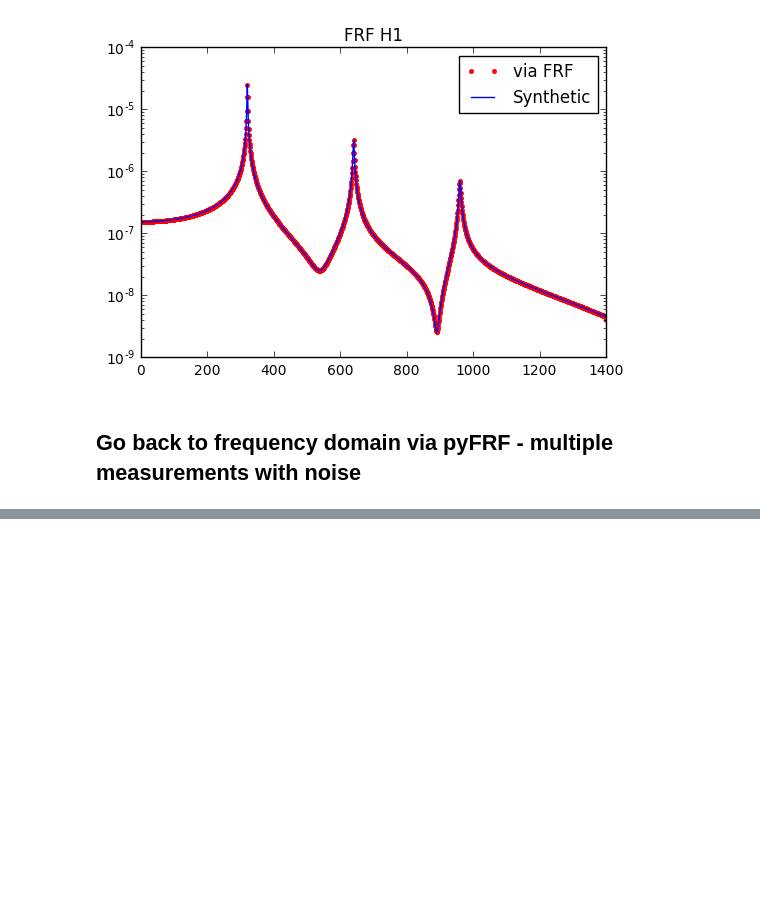
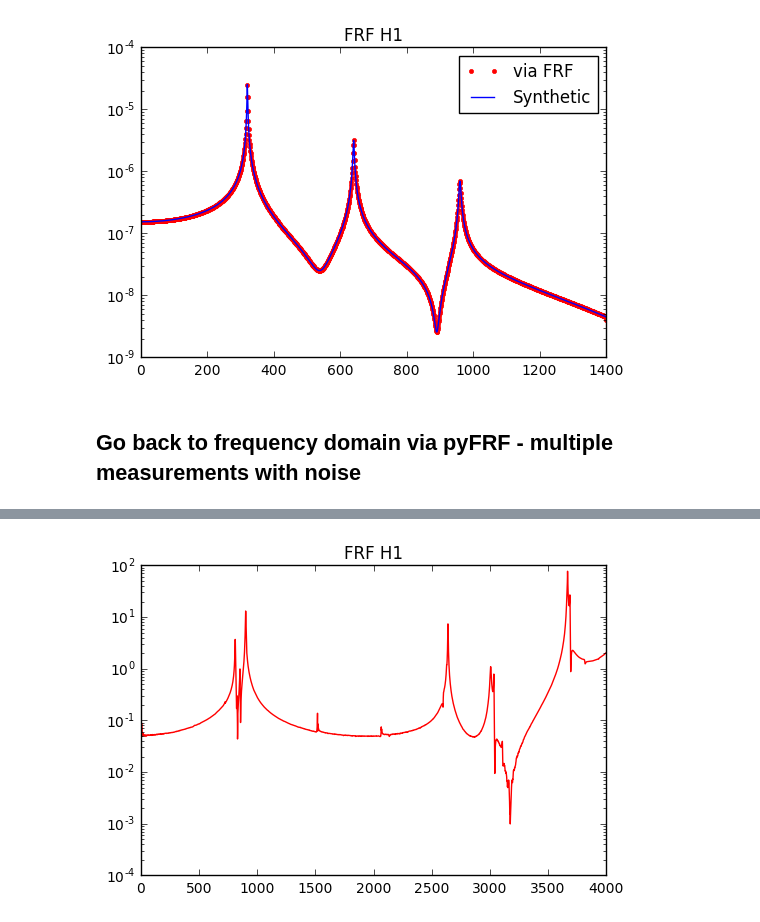
Before and after one commit to ladisk/pyFRF, a Jupyter notebook: Showcase pyFRF.ipynb, the cells around one changed output, grey strips where cells are left out. Drawn from its saved outputs; the diff is of its cells as text; code cells hidden in the pictures; blank space fills up the shorter version.

```diff
--- a/Showcase pyFRF.ipynb
+++ b/Showcase pyFRF.ipynb
@@ -106,0 +134,16 @@ plt.plot(frf.get_f_axis(), frf.get_coherence(), 'r.');
+# %%
+frf_meas = FRF(sampling_freq=1 / (first_meas[0][1] - first_meas[0][0]),
+               fft_len=len(first_meas[0]),
+               exc_window='Force:0.01',
+               resp_window='Exponential:0.01',
+               weighting='Linear',
+               n_averages=len(measurement_files))
+# %%
+plot_up_to = 4000
+for file_name in measurement_files:
+    meas_i = np.load(file_name)
+    frf_meas.add_data(meas_i[1], meas_i[2])
+plt.semilogy(frf_meas.get_f_axis()[:plot_up_to], np.abs(frf_meas.get_H1())[:plot_up_to], 'r')
+plt.title('FRF H1');
+# %% [output]
+[figure, added]
```
Also changed, not shown: parts of 9 cells of this notebook.
